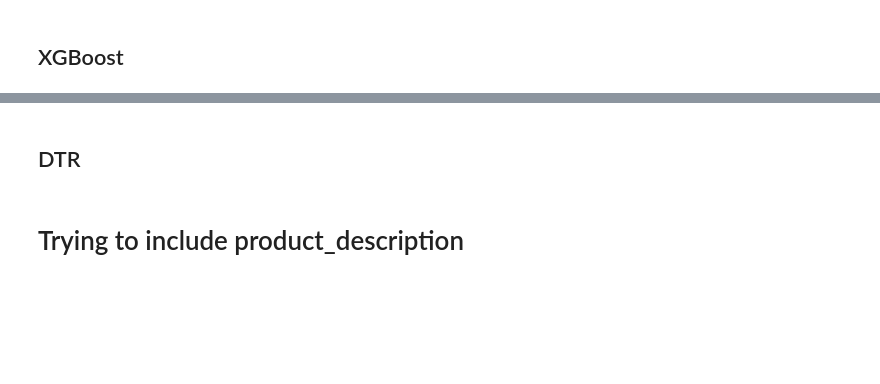
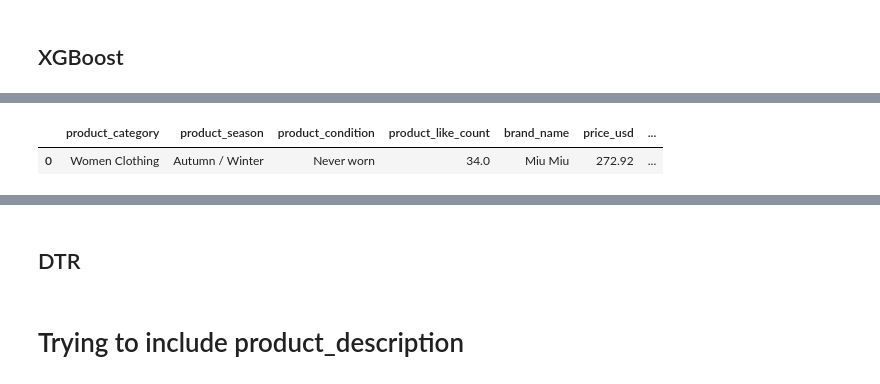
Before and after one commit to aplabey/2nd_hand_fashion_valuation, a Jupyter notebook: notebooks/notebook_SL.ipynb, the cells around one changed output, grey strips where cells are left out. Saved outputs shown, nothing was run; the diff lists cells and outputs as text; code cells hidden in the pictures; blank space fills up the shorter version.

```diff
--- a/notebooks/notebook_SL.ipynb
+++ b/notebooks/notebook_SL.ipynb
@@ -866,0 +1162,13 @@ pipeline.predict(X_test)
+# %%
+df_sgd = clean_df.drop(['buyers_fees','product_gender_target','product_id', 'product_type',
+                      'brand_url', 'brand_id',
+                      'product_material', 'product_color', 'product_name',
+                      'product_description', 'product_keywords', 'warehouse_name', 'seller_id',
+                      'seller_pass_rate', 'seller_num_followers', 'seller_country', 'seller_price',
+                      'seller_earning', 'seller_community_rank', 'seller_username',
+                      'seller_num_products_listed', 'sold', 'reserved', 'available',
+                      'in_stock', 'should_be_gone', 'has_cross_border_fees', 'usually_ships_within'], axis=1)
+df_sgd.head(1)
+# %% [output]
+|  | product_category | product_season | product_condition | product_like_count | brand_name | price_usd | ... |
+| 0 | Women Clothing | Autumn / Winter | Never worn | 34.0 | Miu Miu | 272.92 | ... |
```
Also changed, not shown: parts of 60 cells of this notebook.
